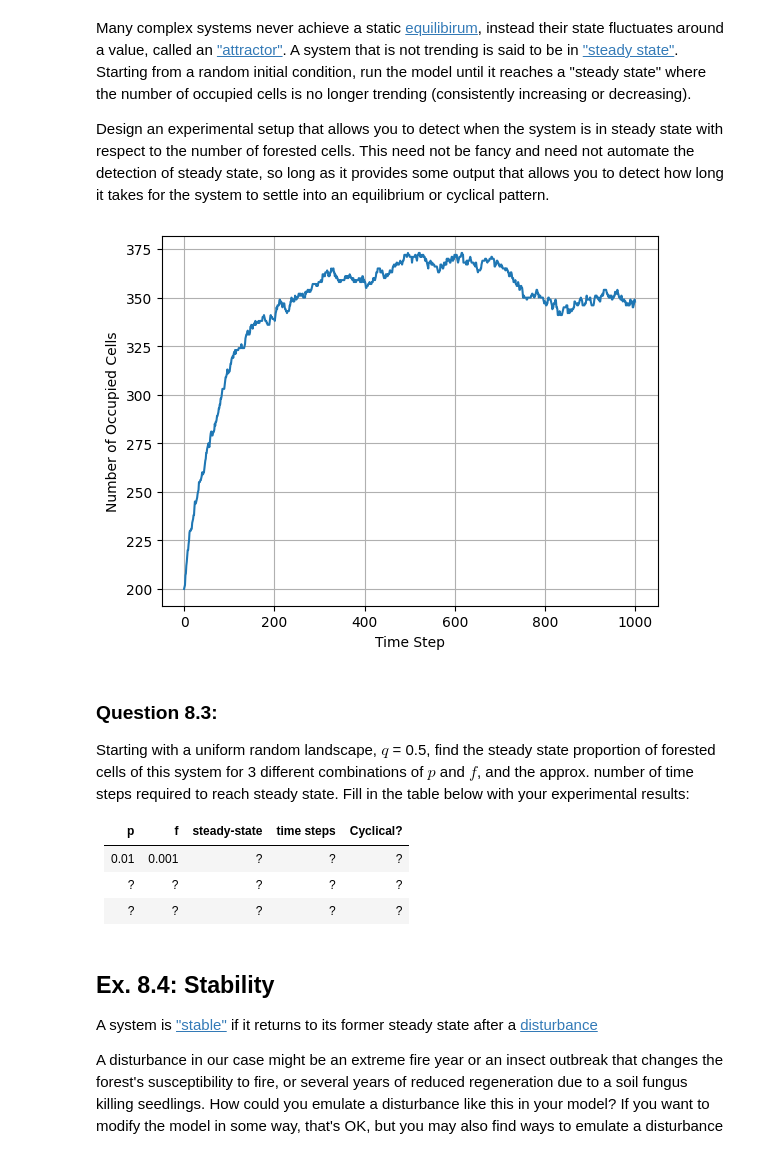
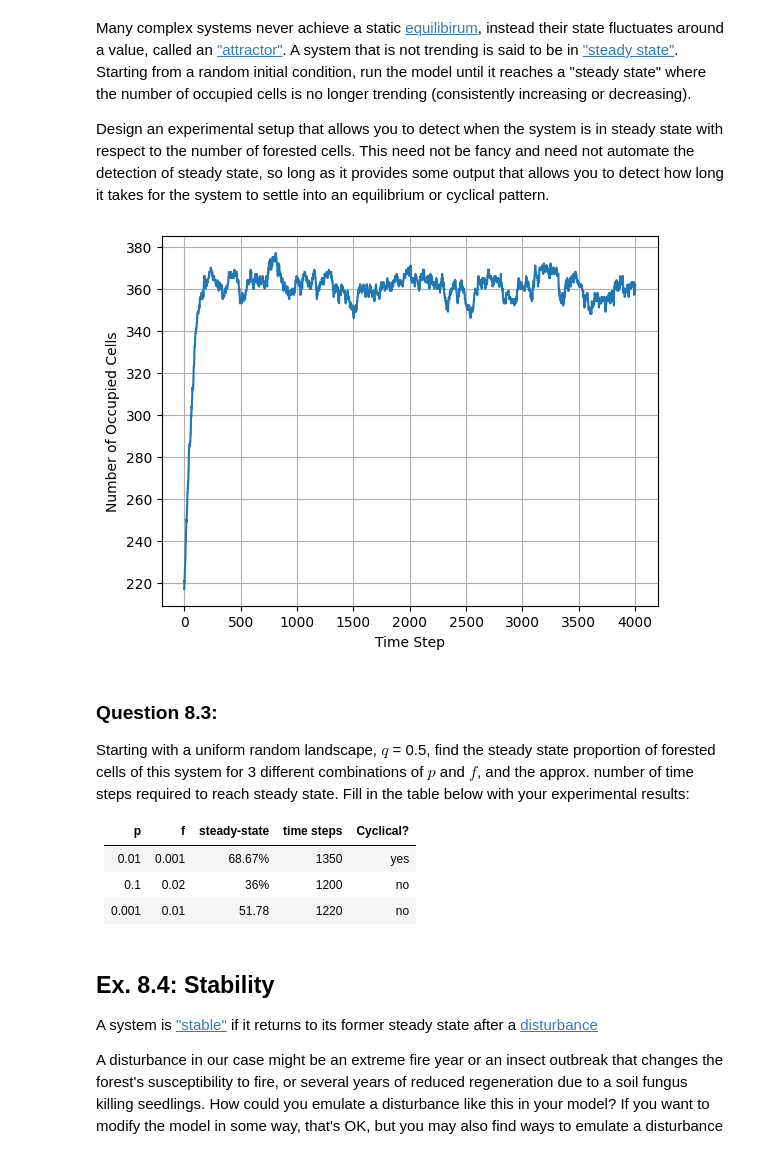
Before and after one commit to Vashusingh44/cap-comp215, a Jupyter notebook: labs/lab07-10-fire.ipynb, the cells around one changed output. Saved outputs shown, nothing was run; the diff lists cells and outputs as text; code cells hidden in the pictures.

```diff
--- a/labs/lab07-10-fire.ipynb
+++ b/labs/lab07-10-fire.ipynb
@@ -248,23 +248,23 @@ This need not be fancy and need not automate the detection of steady state, so l
 # %%
 # Ex. 8.2 here
 forest_model = ForestFire(20)  # Initializes forest fire model
-time_steps = 1000  # Number of time steps
-occupied_cells_history = []  # List to store number of occupied cells       #got this list idea from my brother
+time_steps = 4000 # Number of time steps
+occupied_cells_history = []  # List to store number of occupied cells
 
 # Run simulation
-for _ in range(time_steps):   #used gemini and gpt for this loop
+for _ in range(time_steps):   #used gemini for this loop
     forest_model.step()
     occupied_cells = forest_model.num_occupied()  # Get number of occupied cells
     occupied_cells_history.append(occupied_cells)  # Record number of occupied cells
 
 # Plot the evolution of occupied cells over time
 plt.plot(occupied_cells_history)
 plt.xlabel('Time Step')
 plt.ylabel('Number of Occupied Cells')
 plt.grid(True)
 plt.show()
 # %% [output]
-[figure, old version]
+[figure, new version]
 # %% [markdown]
 ### Question 8.3:
 Starting with a uniform random landscape, $q$ = 0.5, find the steady state proportion of forested cells of this system for 3 different combinations of $p$ and $f$, and the approx. number of time steps required to reach steady state.
@@ -272,9 +272,9 @@ Fill in the table below with your experimental results:
 
 | p  | f   | steady-state | time steps | Cyclical? |
 |----|-----|--------------|------------|-----------|
-| 0.01 | 0.001 | ?        | ?          | ?         |
-| ?  | ?   | ?            | ?          | ?         |
-| ?  | ?   | ?            | ?          | ?         |
+| 0.01 | 0.001 | 68.67%      |  1350      | yes         |
+| 0.1 |  0.02 | 36%         | 1200       | no       |
+| 0.001 | 0.01  | 51.78         | 1220         | no        |
 # %% [markdown]
 ## Ex. 8.4: Stability
 A system is ["stable"](https://en.wikipedia.org/wiki/Ecological_stability) if it returns to its former steady state after a [disturbance](https://en.wikipedia.org/wiki/Disturbance_(ecology))
```
Also changed, not shown: parts of 4 cells of this notebook.
